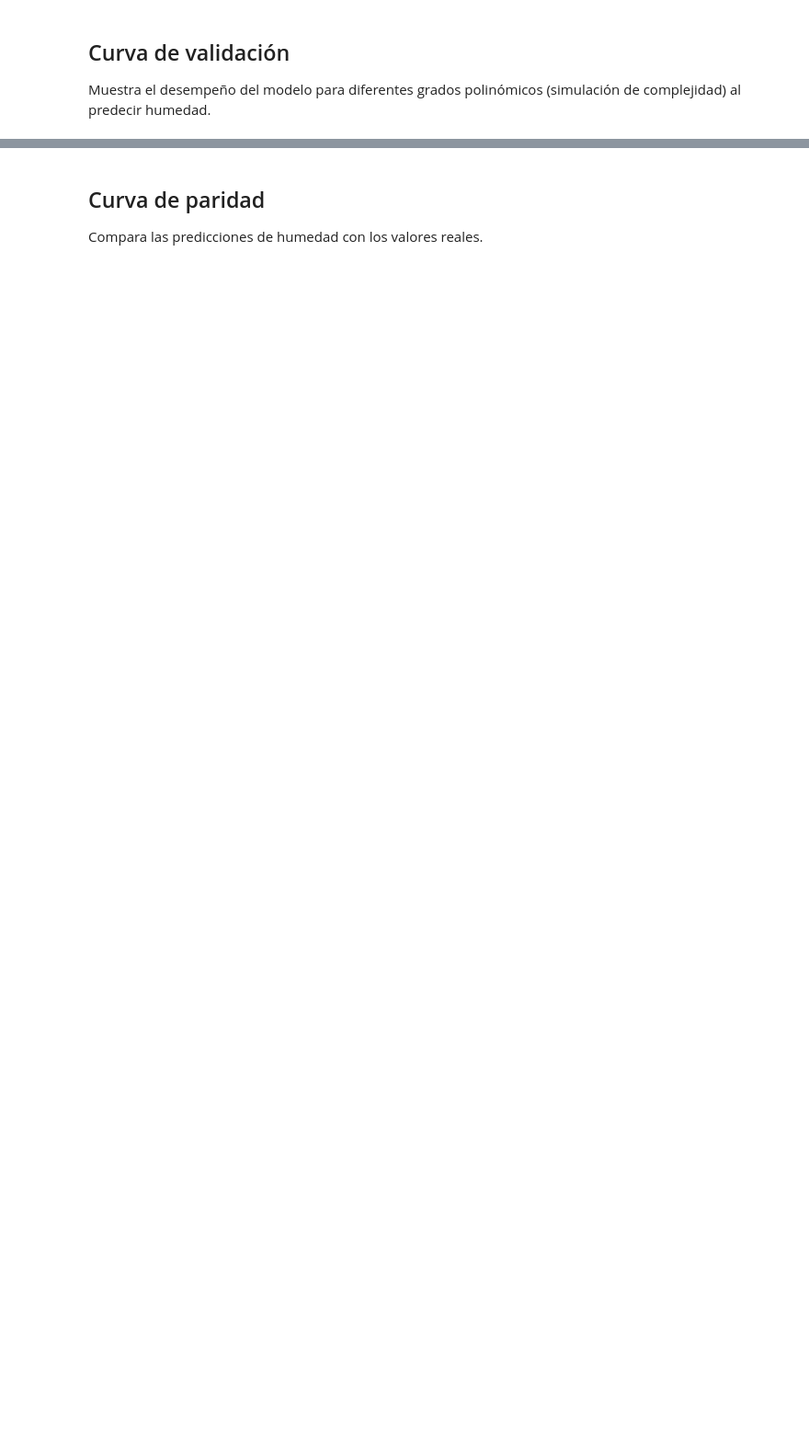
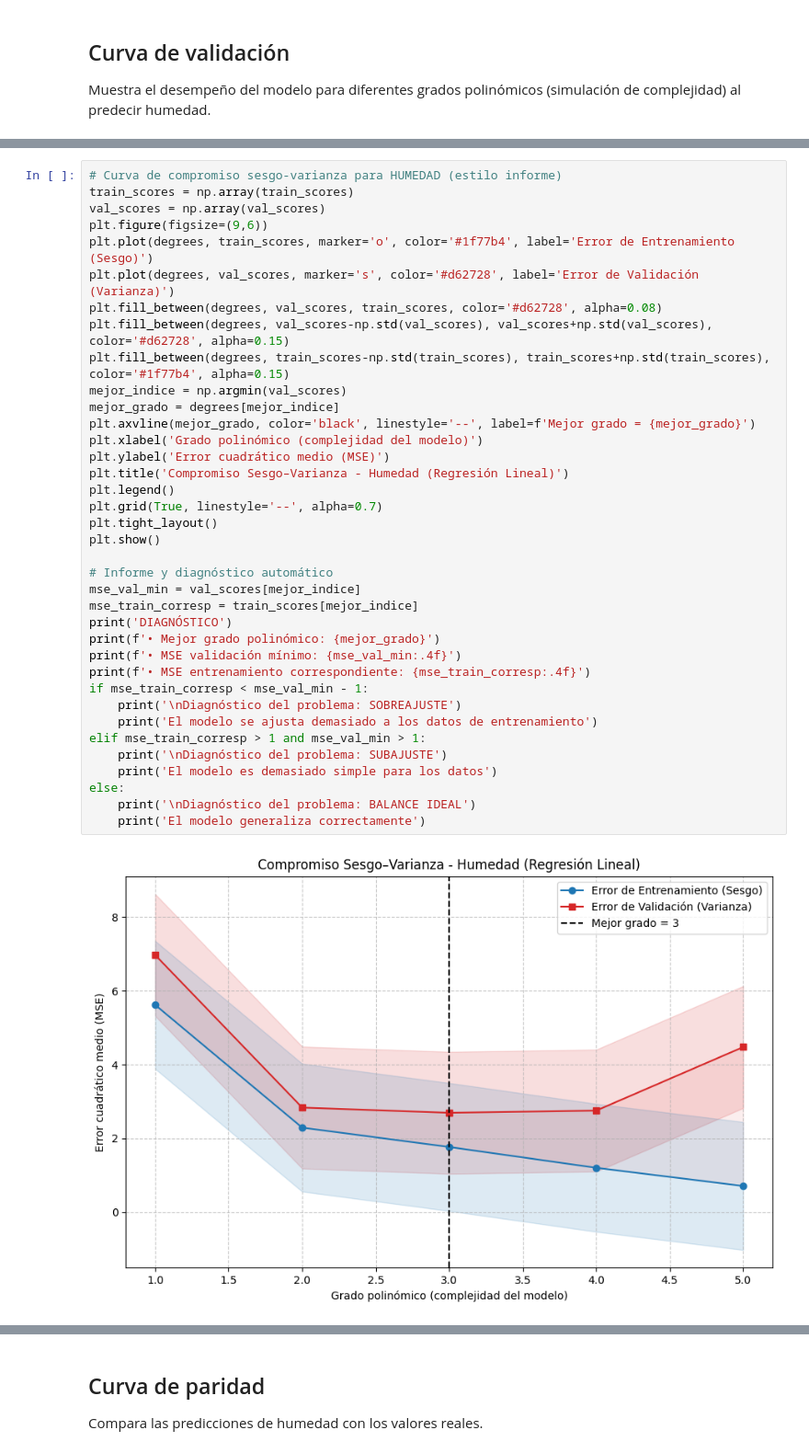
Before and after one commit to Adriana276/ML_LPTM, a Jupyter notebook: ML/tarea/regresion_lineal_humedad.ipynb, the cells around one changed output, grey strips where cells are left out. Shown at 92% size. Saved outputs shown, nothing was run; the diff lists cells and outputs as text; blank space fills up the shorter version.

```diff
--- a/ML/tarea/regresion_lineal_humedad.ipynb
+++ b/ML/tarea/regresion_lineal_humedad.ipynb
@@ -69,0 +101,39 @@ plt.show()
+# %%
+# Curva de compromiso sesgo-varianza para HUMEDAD (estilo informe)
+train_scores = np.array(train_scores)
+val_scores = np.array(val_scores)
+plt.figure(figsize=(9,6))
+plt.plot(degrees, train_scores, marker='o', color='#1f77b4', label='Error de Entrenamiento (Sesgo)')
+plt.plot(degrees, val_scores, marker='s', color='#d62728', label='Error de Validación (Varianza)')
+plt.fill_between(degrees, val_scores, train_scores, color='#d62728', alpha=0.08)
+plt.fill_between(degrees, val_scores-np.std(val_scores), val_scores+np.std(val_scores), color='#d62728', alpha=0.15)
+plt.fill_between(degrees, train_scores-np.std(train_scores), train_scores+np.std(train_scores), color='#1f77b4', alpha=0.15)
+mejor_indice = np.argmin(val_scores)
+mejor_grado = degrees[mejor_indice]
+plt.axvline(mejor_grado, color='black', linestyle='--', label=f'Mejor grado = {mejor_grado}')
+plt.xlabel('Grado polinómico (complejidad del modelo)')
+plt.ylabel('Error cuadrático medio (MSE)')
+plt.title('Compromiso Sesgo–Varianza - Humedad (Regresión Lineal)')
+plt.legend()
+plt.grid(True, linestyle='--', alpha=0.7)
+plt.tight_layout()
+plt.show()
+
+# Informe y diagnóstico automático
+mse_val_min = val_scores[mejor_indice]
+mse_train_corresp = train_scores[mejor_indice]
+print('DIAGNÓSTICO')
+print(f'• Mejor grado polinómico: {mejor_grado}')
+print(f'• MSE validación mínimo: {mse_val_min:.4f}')
+print(f'• MSE entrenamiento correspondiente: {mse_train_corresp:.4f}')
+if mse_train_corresp < mse_val_min - 1:
+    print('\nDiagnóstico del problema: SOBREAJUSTE')
+    print('El modelo se ajusta demasiado a los datos de entrenamiento')
+elif mse_train_corresp > 1 and mse_val_min > 1:
+    print('\nDiagnóstico del problema: SUBAJUSTE')
+    print('El modelo es demasiado simple para los datos')
+else:
+    print('\nDiagnóstico del problema: BALANCE IDEAL')
+    print('El modelo generaliza correctamente')
+# %% [output]
+[figure, added]
```
Also changed, not shown: parts of 15 cells of this notebook, 44 other files.
